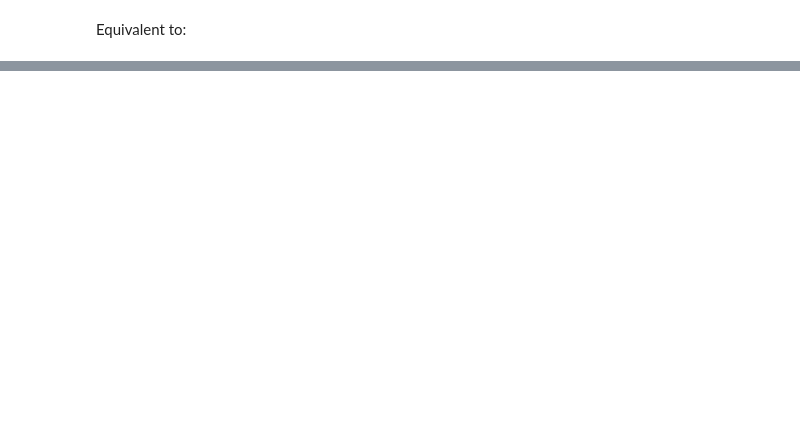
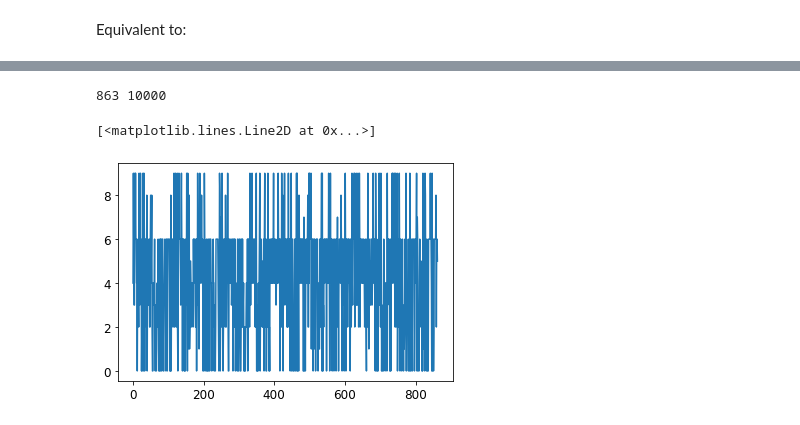
Before and after one commit to JulioTBacmeister/myPythonTools, a Jupyter notebook: MachineLearning/TF-fashion-CNN.ipynb, the cells around one changed output, grey strips where cells are left out. Cells and saved outputs as stored; diff of their text form; code cells hidden in the pictures; blank space fills up the shorter version.

```diff
--- a/MachineLearning/TF-fashion-CNN.ipynb
+++ b/MachineLearning/TF-fashion-CNN.ipynb
@@ -134,0 +185,4 @@ plt.show()
+# %%
+yprob=model.predict(X_test)
+print(yprob.round(2))
+yclass = np.argmax(yprob,axis=1)
@@ -134,0 +198,12 @@ plt.show()
+# %%
+#ypred=model.predict_classes(X_test[0:2])
+#print(ypred)
+#plt.scatter( y_test, yclass )
+poo=np.where( y_test != yclass )
+print(len(poo[0]),len(y_test) )
+
+plt.plot( y_test[poo[0]] )
+# %% [output]
+863 10000
+[<matplotlib.lines.Line2D at 0x...>]
+[figure, added]
```
Also changed, not shown: parts of 18 cells of this notebook, 1 other file.
